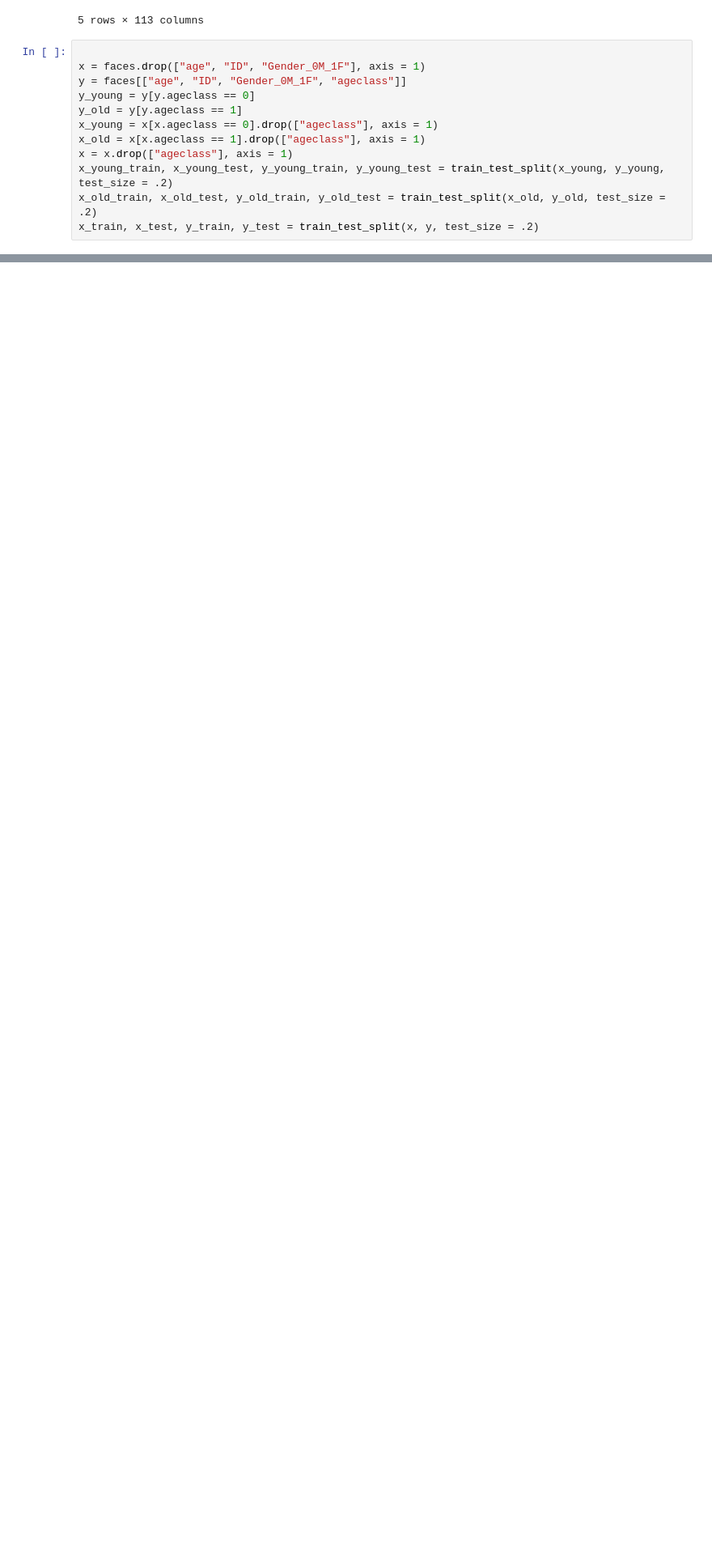
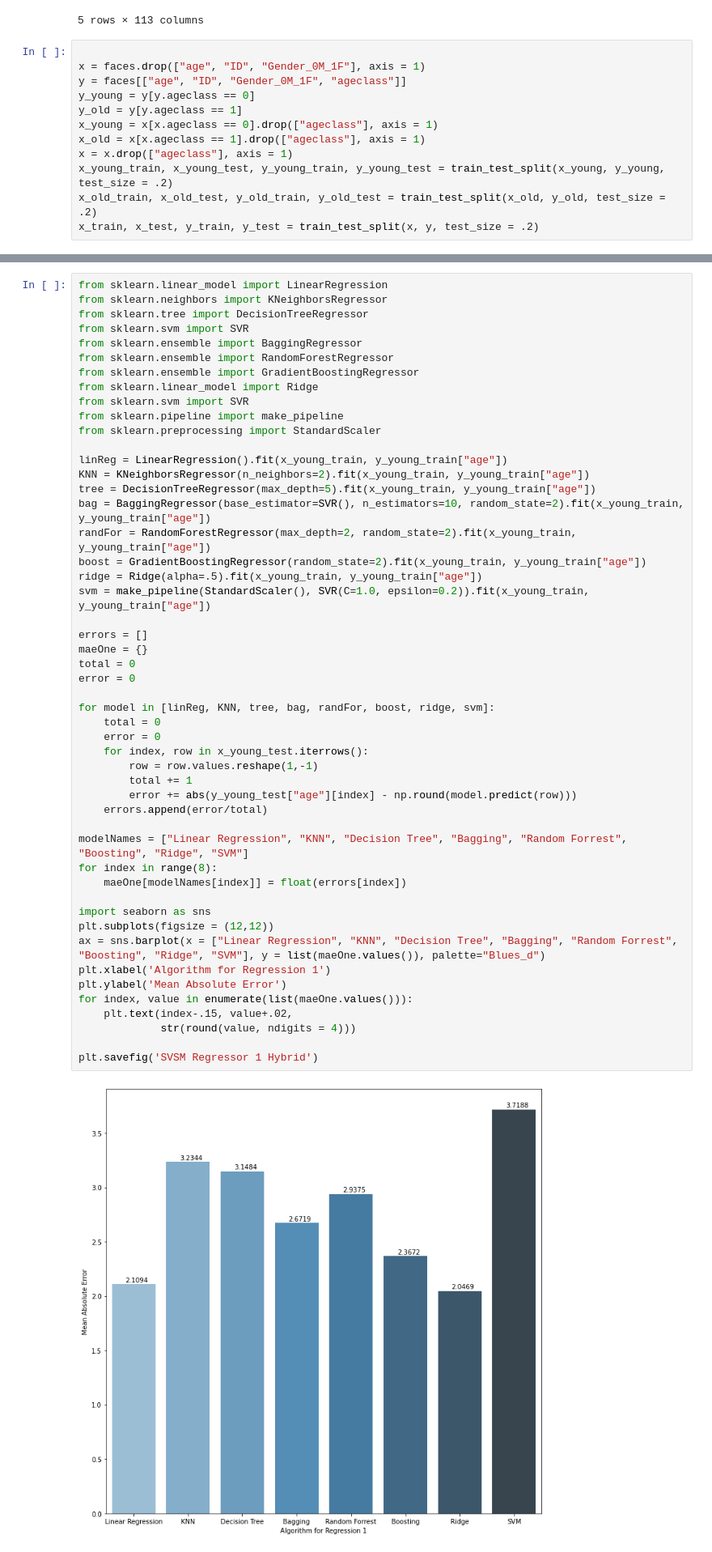
Before and after one commit to arshm06/Facial-Recognition, a Jupyter notebook: Hierarchical Model.ipynb, the cells around one changed output, grey strips where cells are left out. Shown at 81% size. Saved outputs shown, nothing was run; the diff lists cells and outputs as text; blank space fills up the shorter version.

```diff
--- a/Hierarchical Model.ipynb
+++ b/Hierarchical Model.ipynb
@@ -83,0 +102,52 @@ print(error/total)
+# %%
+from sklearn.linear_model import LinearRegression
+from sklearn.neighbors import KNeighborsRegressor
+from sklearn.tree import DecisionTreeRegressor
+from sklearn.svm import SVR
+from sklearn.ensemble import BaggingRegressor
+from sklearn.ensemble import RandomForestRegressor
+from sklearn.ensemble import GradientBoostingRegressor
+from sklearn.linear_model import Ridge
+from sklearn.svm import SVR
+from sklearn.pipeline import make_pipeline
+from sklearn.preprocessing import StandardScaler
+
+linReg = LinearRegression().fit(x_young_train, y_young_train["age"])
+KNN = KNeighborsRegressor(n_neighbors=2).fit(x_young_train, y_young_train["age"])
+tree = DecisionTreeRegressor(max_depth=5).fit(x_young_train, y_young_train["age"])
+bag = BaggingRegressor(base_estimator=SVR(), n_estimators=10, random_state=2).fit(x_young_train, y_young_train["age"])
+randFor = RandomForestRegressor(max_depth=2, random_state=2).fit(x_young_train, y_young_train["age"])
+boost = GradientBoostingRegressor(random_state=2).fit(x_young_train, y_young_train["age"])
+ridge = Ridge(alpha=.5).fit(x_young_train, y_young_train["age"])
+svm = make_pipeline(StandardScaler(), SVR(C=1.0, epsilon=0.2)).fit(x_young_train, y_young_train["age"])
+
+errors = []
+maeOne = {}
+total = 0
+error = 0
+
+for model in [linReg, KNN, tree, bag, randFor, boost, ridge, svm]:
+    total = 0
+    error = 0
+    for index, row in x_young_test.iterrows():
+        row = row.values.reshape(1,-1)
+        total += 1
+        error += abs(y_young_test["age"][index] - np.round(model.predict(row)))
+    errors.append(error/total)
+
+modelNames = ["Linear Regression", "KNN", "Decision Tree", "Bagging", "Random Forrest", "Boosting", "Ridge", "SVM"]
+for index in range(8):
+    maeOne[modelNames[index]] = float(errors[index])
+
+import seaborn as sns
+plt.subplots(figsize = (12,12))
+ax = sns.barplot(x = ["Linear Regression", "KNN", "Decision Tree", "Bagging", "Random Forrest", "Boosting", "Ridge", "SVM"], y = list(maeOne.values()), palette="Blues_d")
+plt.xlabel('Algorithm for Regression 1')
+plt.ylabel('Mean Absolute Error')
+for index, value in enumerate(list(maeOne.values())):
+    plt.text(index-.15, value+.02,
+             str(round(value, ndigits = 4)))
+
+plt.savefig('SVSM Regressor 1 Hybrid')
+# %% [output]
+[figure, added]
```
Also changed, not shown: parts of 9 cells of this notebook.
